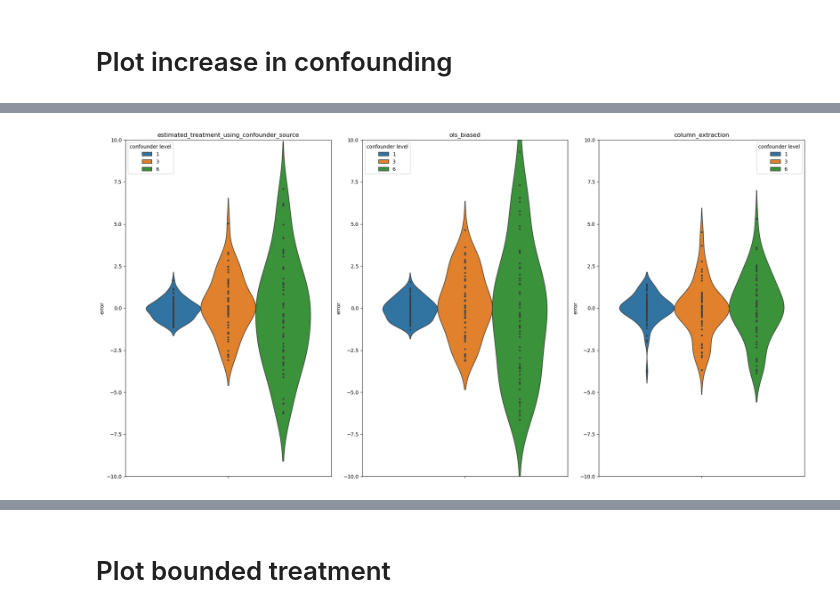
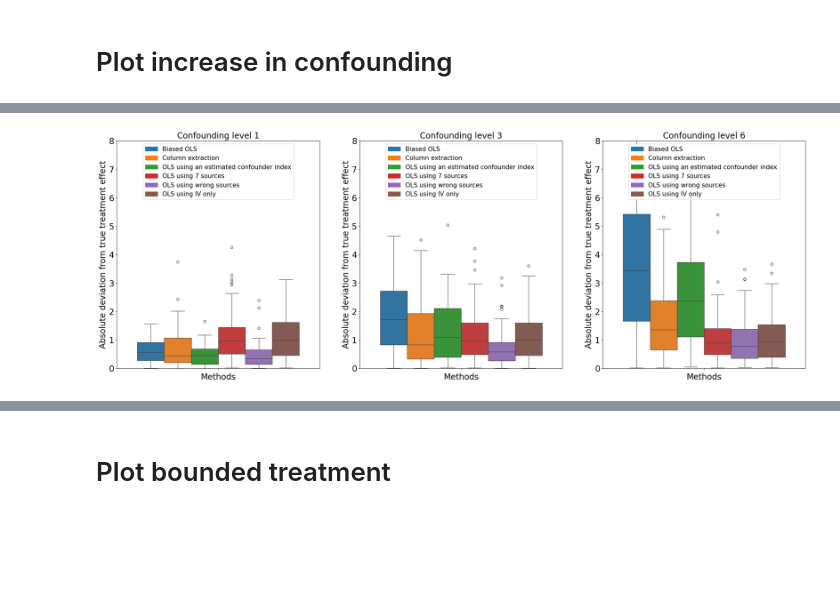
Before and after one commit to malo4300/ICA_IV_simulations, a Jupyter notebook: plots/plot_error_distribution.ipynb, the cells around one changed output, grey strips where cells are left out. Saved outputs shown, nothing was run; the diff lists cells and outputs as text; code cells hidden in the pictures; blank space fills up the shorter version.

```diff
--- a/plots/plot_error_distribution.ipynb
+++ b/plots/plot_error_distribution.ipynb
@@ -99,21 +99,47 @@ plt.show()
-# %%
-data1 = pd.read_csv(f"../treatment_effect_estimation/treatment_effect_estimations/CausalVarEM_confounder_source_cn_{1}.csv", header=0, index_col=0)
-err1, seed = calc_error(data1)
-data3 = pd.read_csv(f"../treatment_effect_estimation/treatment_effect_estimations/CausalVarEM_confounder_source_cn_{3}.csv", header=0, index_col=0)
-err3 = calc_error(data3)[0]
-data6 = pd.read_csv(f"../treatment_effect_estimation/treatment_effect_estimations/CausalVarEM_confounder_source_cn_{6}.csv", header=0, index_col=0)
-err6 = calc_error(data6)[0]
-
-methods = err1.columns
-fig, ax = plt.subplots(1, 3, figsize=(20, 10))
-for method in methods:
-    df = pd.DataFrame({"1": err1[method], "3": err3[method], "6": err6[method]})
-    long = df.melt(var_name="confounder level", value_name="error")
-    sns.violinplot(data=long, hue="confounder level", y="error", ax=ax[methods.get_loc(method)], inner="point")
-    ax[methods.get_loc(method)].set_ylim(-10, 10)
-
-    ax[methods.get_loc(method)].set_title(method)
-plt.tight_layout()
-plt.show()
-# %% [output]
-[figure, removed]
+# %%
+
+def main_plot(confounder_levels):
+    """Generates plots for different confounder levels."""
+    method_summary = {}
+    fig, axes = plt.subplots(1, len(confounder_levels), figsize=(30, 10))
+
+    for i, level in enumerate(confounder_levels):
+        rmse, mae, std = [], [], []
+        true_treatment_effect = get_true_treatment_effect(path=f"data_generation/different_confounding_levels/data/", name=f"true_mixing_large_conf_{level}_")
+        ols_est = calculate_ols_estimate(path=f"data_generation/different_confounding_levels/data/", name=f"data_obs_large_conf_{level}_")
+        ols_est = np.array(ols_est) - np.array(true_treatment_effect)
+        gather_statistics({"RMSE": np.sqrt(np.mean(np.array(ols_est)**2)), "MAE": np.mean(np.abs(ols_est)), "STD": np.std(ols_est)}, rmse, mae, std)
+
+        column_extraction_est = column_extraction(path = "data_generation/different_confounding_levels/data/", name  = f"estimated_mixing_CausalVarEM_large_conf_{level}")
+        column_extraction_est = np.array(column_extraction_est) - np.array(true_treatment_effect)
+        gather_statistics({"RMSE": np.sqrt(np.mean(np.array(column_extraction_est)**2)), "MAE": np.mean(np.abs(column_extraction_est)), "STD": np.std(column_extraction_est)}, rmse, mae, std)
+
+        errors_confounder = load_and_calculate_errors(f"../treatment_effect_estimation/treatment_effect_estimations/CausalVarEM_confounder_source_cn_{level}.csv", "estimated_treatment_using_confounder_source", "true_treatment_effect")
+        gather_statistics(errors_confounder, rmse, mae, std)
+
+        errors_7_sources = load_and_calculate_errors(f"../treatment_effect_estimation/treatment_effect_estimations/CausalVarEM_7_sources_cn_{level}.csv", "estimated_treatment_on_sources", "true_treatment_effect")
+        gather_statistics(errors_7_sources, rmse, mae, std)
+
+        errors_nonsense = load_and_calculate_errors(f"../treatment_effect_estimation/treatment_effect_estimations/CausalVarEM_7_sources_nonsense_cn_{level}.csv", "mistaken_scheme", "true_treatment_effect")
+        gather_statistics(errors_nonsense, rmse, mae, std)
+
+        errors_iv_only = load_and_calculate_errors(f"../treatment_effect_estimation/treatment_effect_estimations/CausalVarEM_iv_only_cn_{level}.csv", "iv_only_effect", "true_treatment_effect")
+        gather_statistics(errors_iv_only, rmse, mae, std)
+
+        err = prepare_error_dataframe(ols_est, column_extraction_est, [errors_confounder, errors_7_sources, errors_nonsense, errors_iv_only], ["OLS using an estimated confounder index", "OLS using 7 sources", "OLS using wrong sources", "OLS using IV only"])
+
+        cases = {col: 100 - err[col].isna().sum() for col in err.columns}
+        method_summary[level] =  {"cases": cases,"rmse": rmse, "mae": mae, "std": std}
+        plot_errors(err, rmse, mae, std, axes[i], level)
+
+    plt.show()
+    return method_summary
+
+
+
+# Example usage
+confounder_levels = [1, 3, 6]
+method_summary = main_plot(confounder_levels)
+# print method summary as a table
+# %% [output]
+[figure, added]
```
Also changed, not shown: parts of 25 cells of this notebook, 12 other files.
